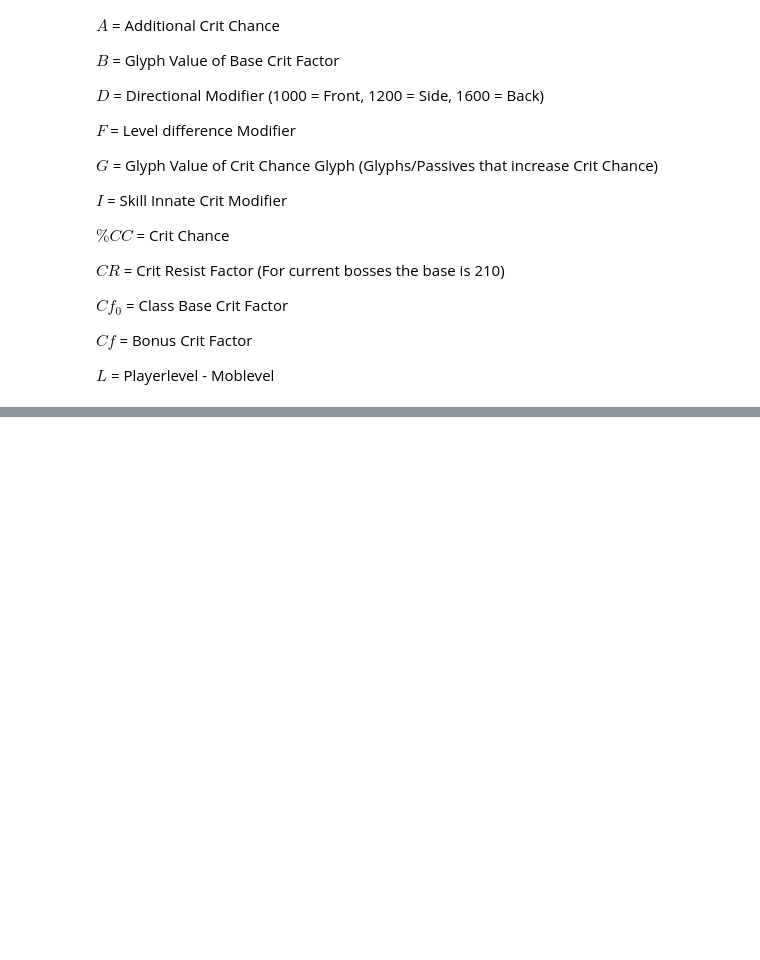
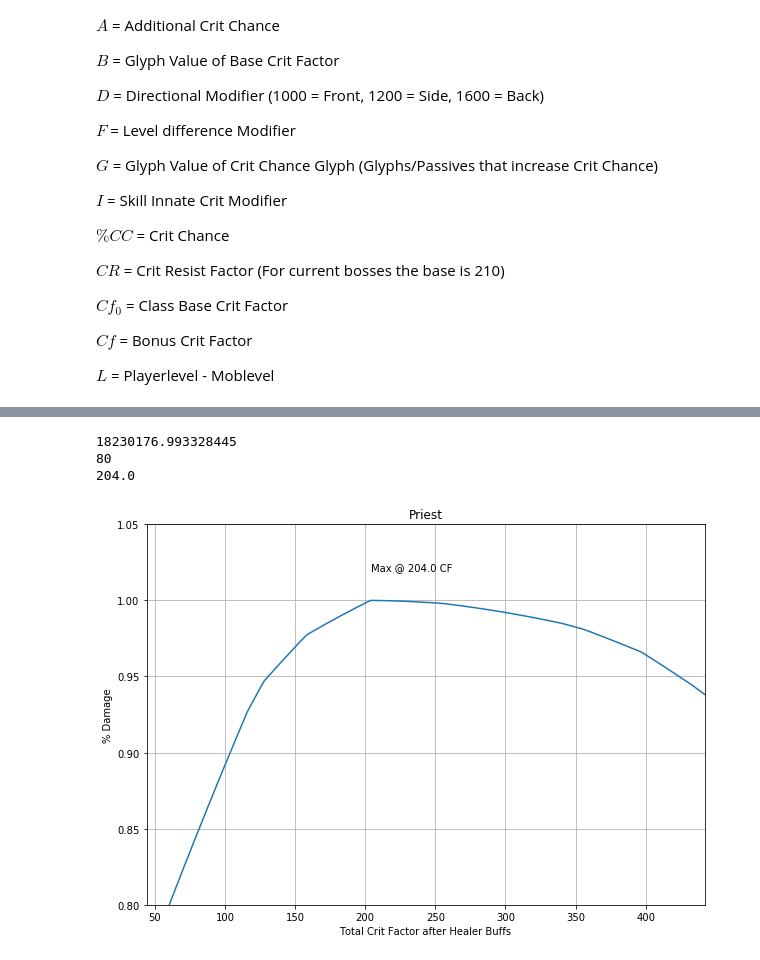
Before and after one commit to worryegg/asdasdasd, a Jupyter notebook: asdasdasd.ipynb, the cells around one changed output, grey strips where cells are left out. Drawn from its saved outputs; the diff is of its cells as text; code cells hidden in the pictures; blank space fills up the shorter version.

```diff
--- a/asdasdasd.ipynb
+++ b/asdasdasd.ipynb
@@ -188,0 +192,35 @@ plt.show()
+# %%
+power_1 = 359+65
+cf_1 = 304+20+20
+cp_1 = 3.44+(0.1*1.0)+(0.1*2.0)+(0.55*0.2)
+phy_amp = 123280
+phy_cp = 2.16
+
+
+power_array_1 = np.linspace(power_1 + 150, power_1 - 49, 200)
+cf_array_1 = np.linspace(cf_1 - 300, cf_1 + 98, 200)
+# %%
+r_1 = np.array([total_damage(power_array_1[i]+(.55*15)+(0.5*16)+(0.14*30)+(0.35*50)+17,
+                            cf_array_1[i]+(0.5*20)+(0.14*30)+(0.35*30), cp_1, phy_amp, phy_cp, 0.35)
+                            for i, j in enumerate(power_array_1)])
+
+print(np.max(r_1))
+print(np.argmax(r_1))
+print(cf_array_1[np.argmax(r_1)])
+# %% [output]
+18230176.993328445
+80
+204.0
+# %%
+plt.figure(figsize=(10, 7))
+plt.plot(cf_array_1, r_1/np.max(r_1))
+plt.title("Priest")
+plt.xlim(cf_array_1[0], cf_array_1[-1])
+plt.ylim(0.8, 1.05)
+plt.xlabel("Total Crit Factor after Healer Buffs")
+plt.ylabel("% Damage")
+plt.grid(True)
+plt.text(cf_array_1[np.argmax(r_1)], 1.02, f"Max @ {cf_array_1[np.argmax(r_1)]} CF")
+plt.show()
+# %% [output]
+[figure, added]
```
Also changed, not shown: parts of 4 cells of this notebook.
